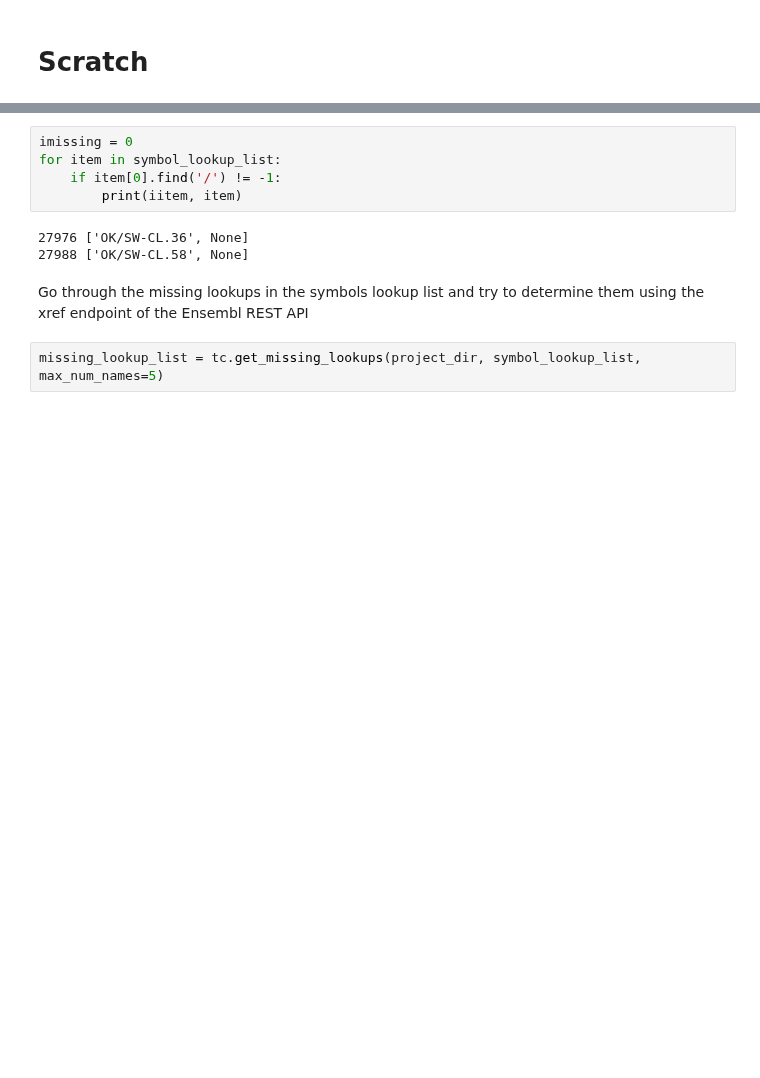
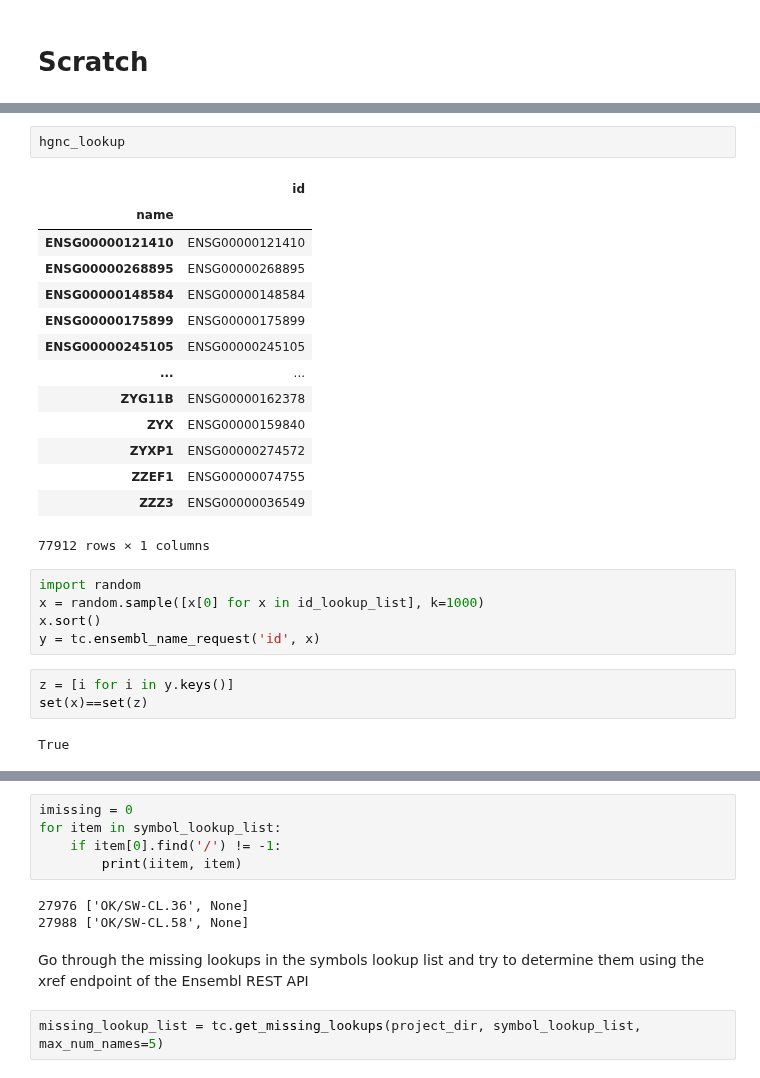
Before and after one commit to andrew-weisman/target_classification, a Jupyter notebook: main.ipynb, the cells around one changed output, grey strips where cells are left out. Saved outputs shown, nothing was run; the diff lists cells and outputs as text; blank space fills up the shorter version.

```diff
--- a/main.ipynb
+++ b/main.ipynb
@@ -53,0 +82,27 @@ KeyboardInterrupt:
+# %%
+hgnc_lookup
+# %% [output]
+|  | id |
+| name |  |
+| ENSG00000121410 | ENSG00000121410 |
+| ENSG00000268895 | ENSG00000268895 |
+| ENSG00000148584 | ENSG00000148584 |
+| ENSG00000175899 | ENSG00000175899 |
+| ENSG00000245105 | ENSG00000245105 |
+| ... | ... |
+| ZYG11B | ENSG00000162378 |
+| ZYX | ENSG00000159840 |
+| ZYXP1 | ENSG00000274572 |
+| ZZEF1 | ENSG00000074755 |
+| ZZZ3 | ENSG00000036549 |
+77912 rows × 1 columns
+# %%
+import random
+x = random.sample([x[0] for x in id_lookup_list], k=1000)
+x.sort()
+y = tc.ensembl_name_request('id', x)
+# %%
+z = [i for i in y.keys()]
+set(x)==set(z)
+# %% [output]
+True
```
Also changed, not shown: parts of 20 cells of this notebook, 2 other files.
